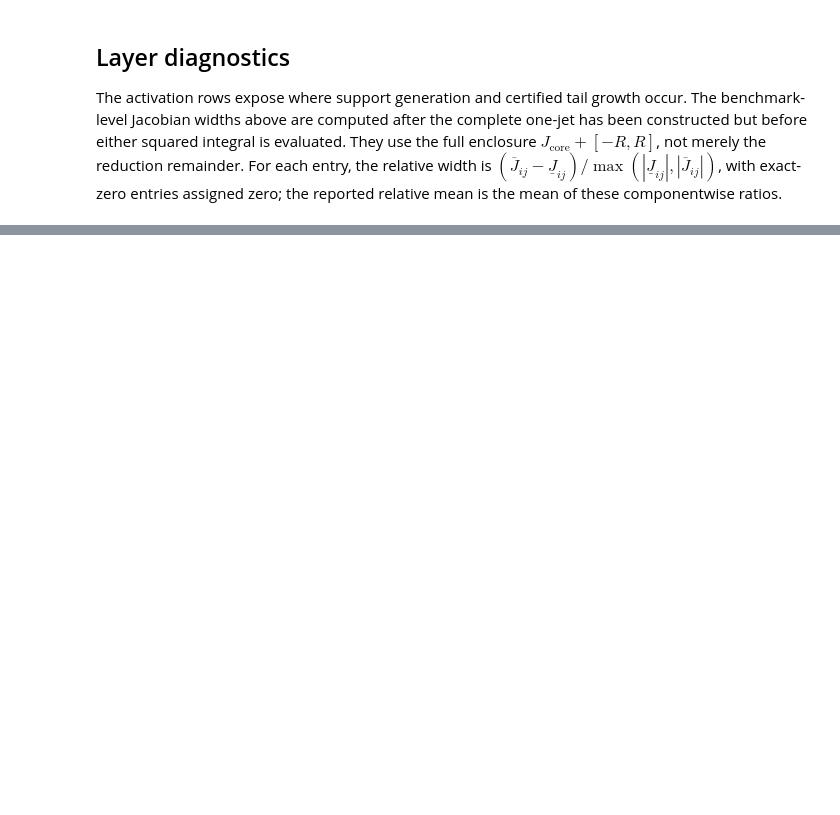
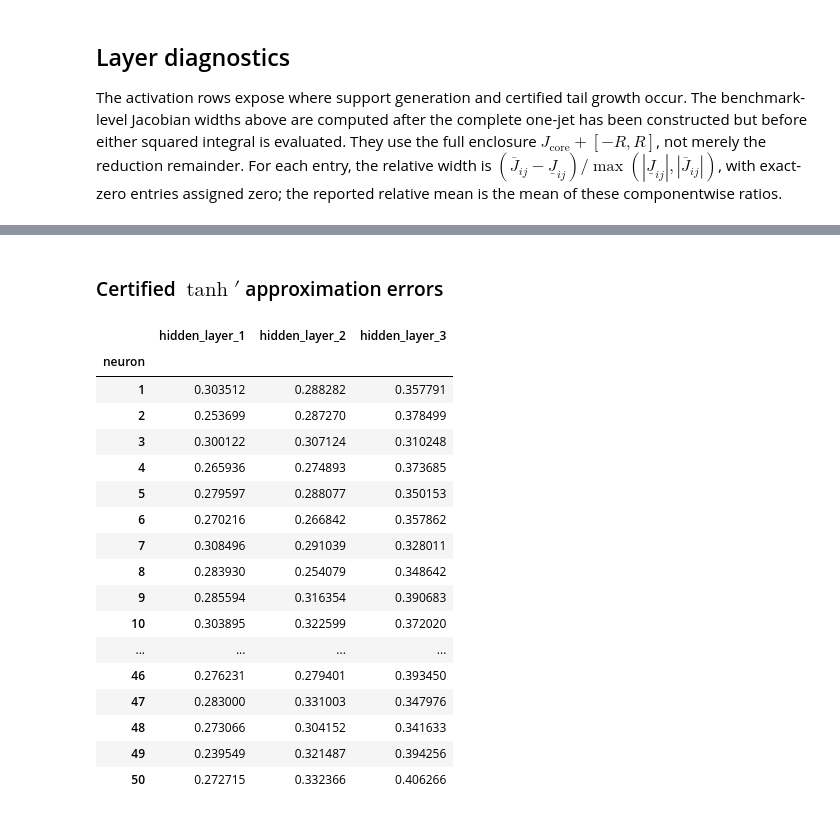
Before and after one commit to pcpet/intervalNets, a Jupyter notebook: notebooks/pz_w12_polynomial_reduction_benchmarks.ipynb, the cells around one changed output, grey strips where cells are left out. Saved outputs shown, nothing was run; the diff lists cells and outputs as text; code cells hidden in the pictures; blank space fills up the shorter version.

```diff
--- a/notebooks/pz_w12_polynomial_reduction_benchmarks.ipynb
+++ b/notebooks/pz_w12_polynomial_reduction_benchmarks.ipynb
@@ -171,0 +257,26 @@ chosen = next(row for row in rows if row['label'] == 'topk-96')
+# %% [markdown]
+### Certified $\tanh'$ approximation errors
+# %%
+tanh_prime_approximation_errors = per_neuron_activation_error_table(
+    'tanh_prime_approximation_radii'
+)
+tanh_prime_approximation_errors
+# %% [output]
+|  | hidden_layer_1 | hidden_layer_2 | hidden_layer_3 |
+| neuron |  |  |  |
+| 1 | 0.303512 | 0.288282 | 0.357791 |
+| 2 | 0.253699 | 0.287270 | 0.378499 |
+| 3 | 0.300122 | 0.307124 | 0.310248 |
+| 4 | 0.265936 | 0.274893 | 0.373685 |
+| 5 | 0.279597 | 0.288077 | 0.350153 |
+| 6 | 0.270216 | 0.266842 | 0.357862 |
+| 7 | 0.308496 | 0.291039 | 0.328011 |
+| 8 | 0.283930 | 0.254079 | 0.348642 |
+| 9 | 0.285594 | 0.316354 | 0.390683 |
+| 10 | 0.303895 | 0.322599 | 0.372020 |
+| ... | ... | ... | ... |
+| 46 | 0.276231 | 0.279401 | 0.393450 |
+| 47 | 0.283000 | 0.331003 | 0.347976 |
+| 48 | 0.273066 | 0.304152 | 0.341633 |
+| 49 | 0.239549 | 0.321487 | 0.394256 |
+| 50 | 0.272715 | 0.332366 | 0.406266 |
```
Also changed, not shown: parts of 10 cells of this notebook, 2 other files.
